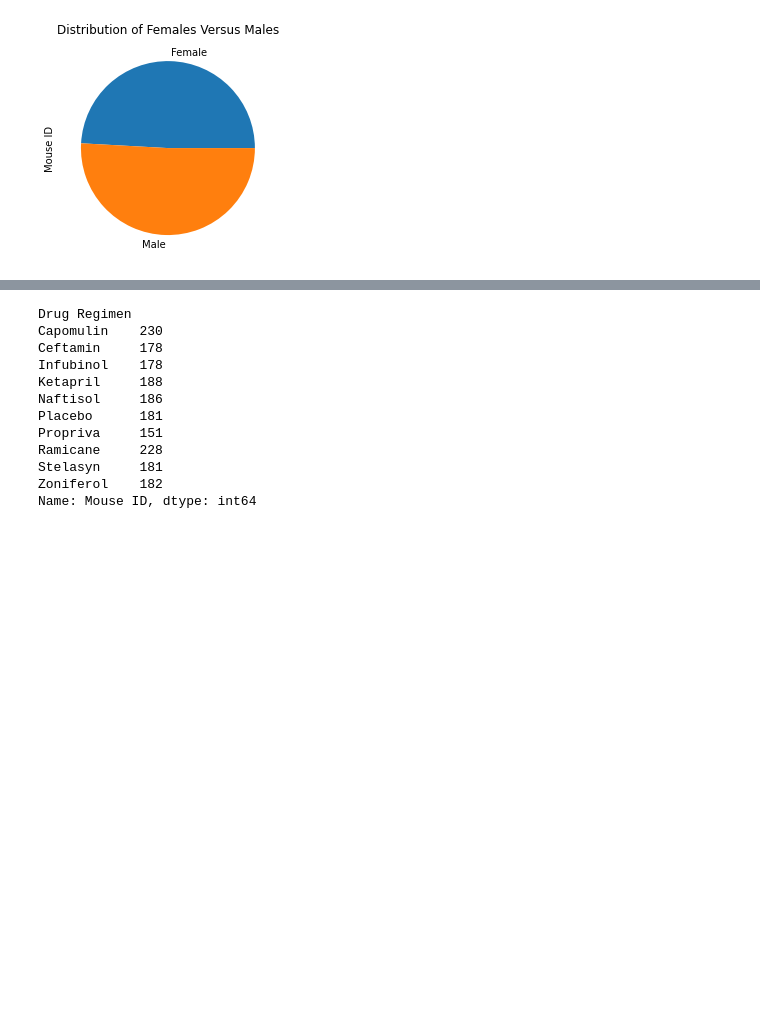
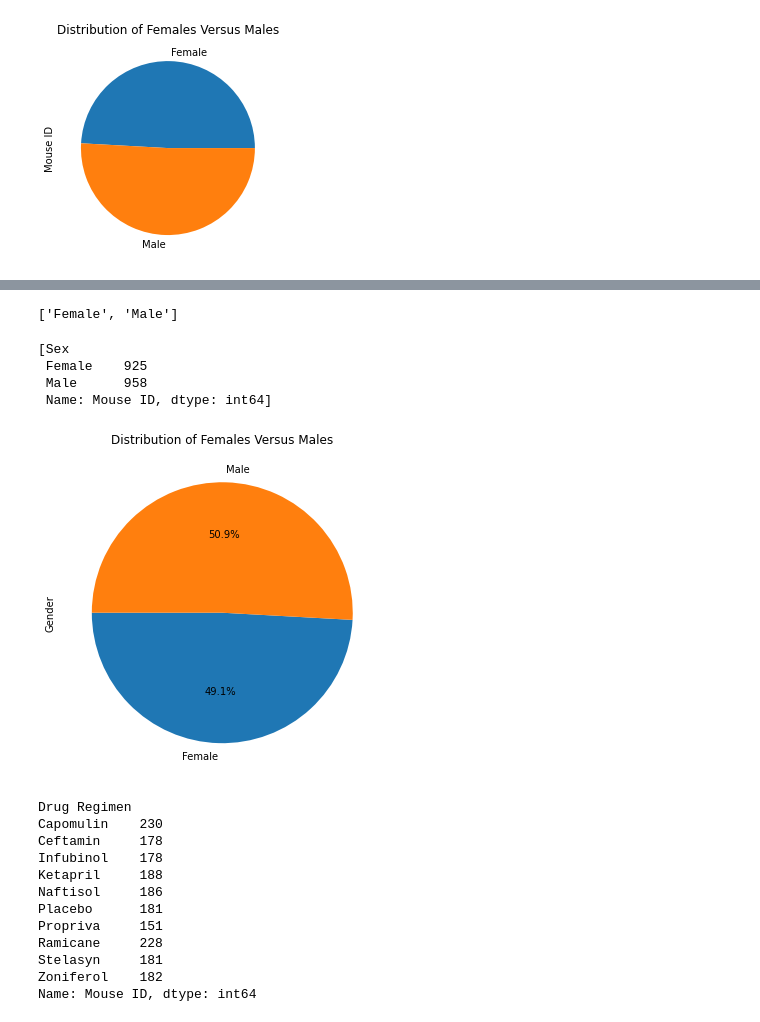
Before and after one commit to Farhana20/UCI_Homework_Farhana, a Jupyter notebook: Matplotlib_05/Pymaceuticals/MatplotlibHW.ipynb, the cells around one changed output, grey strips where cells are left out. Drawn from its saved outputs; the diff is of its cells as text; code cells hidden in the pictures; blank space fills up the shorter version.

```diff
--- a/Matplotlib_05/Pymaceuticals/MatplotlibHW.ipynb
+++ b/Matplotlib_05/Pymaceuticals/MatplotlibHW.ipynb
@@ -444,3 +470,8 @@ plt.ylabel("Mouse ID")
 plt.show()
 # %% [output]
 [figure]
+# %%
+# Pie plot using pyplot
+
+gender = final_df.groupby("Sex").count()
+gender
@@ -447,3 +483,25 @@ plt.show()
+# %%
+
+
+get_list = list(gender.index)
+get_list
+# %% [output]
+['Female', 'Male']
+# %%
+size = [gender["Mouse ID"]]
+size
+# %% [output]
+[Sex
+ Female    925
+ Male      958
+ Name: Mouse ID, dtype: int64]
+# %%
+pie2 = gender["Mouse ID"].plot.pie(y='size', figsize=(6,6), autopct ="%1.1f%%", startangle=180)
+plt.title("Distribution of Females Versus Males")
+plt.ylabel('Gender')
+plt.show()
+# %% [output]
+[figure, added]
 # %%
 # Generate a bar plot showing the total number of unique mice tested on each drug regimen using pyplot.
 regimen_bar = final_df.groupby(['Drug Regimen'])['Mouse ID'].count()
```
Also changed, not shown: parts of 3 cells of this notebook.
